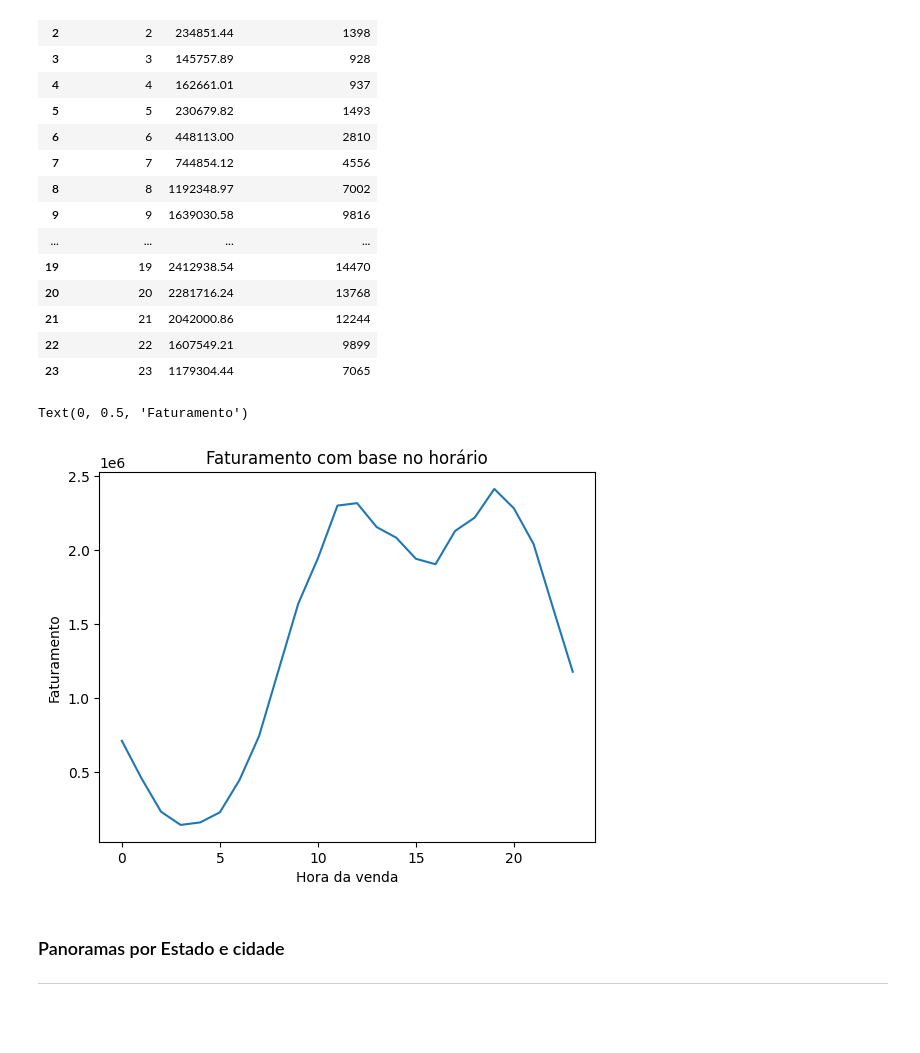
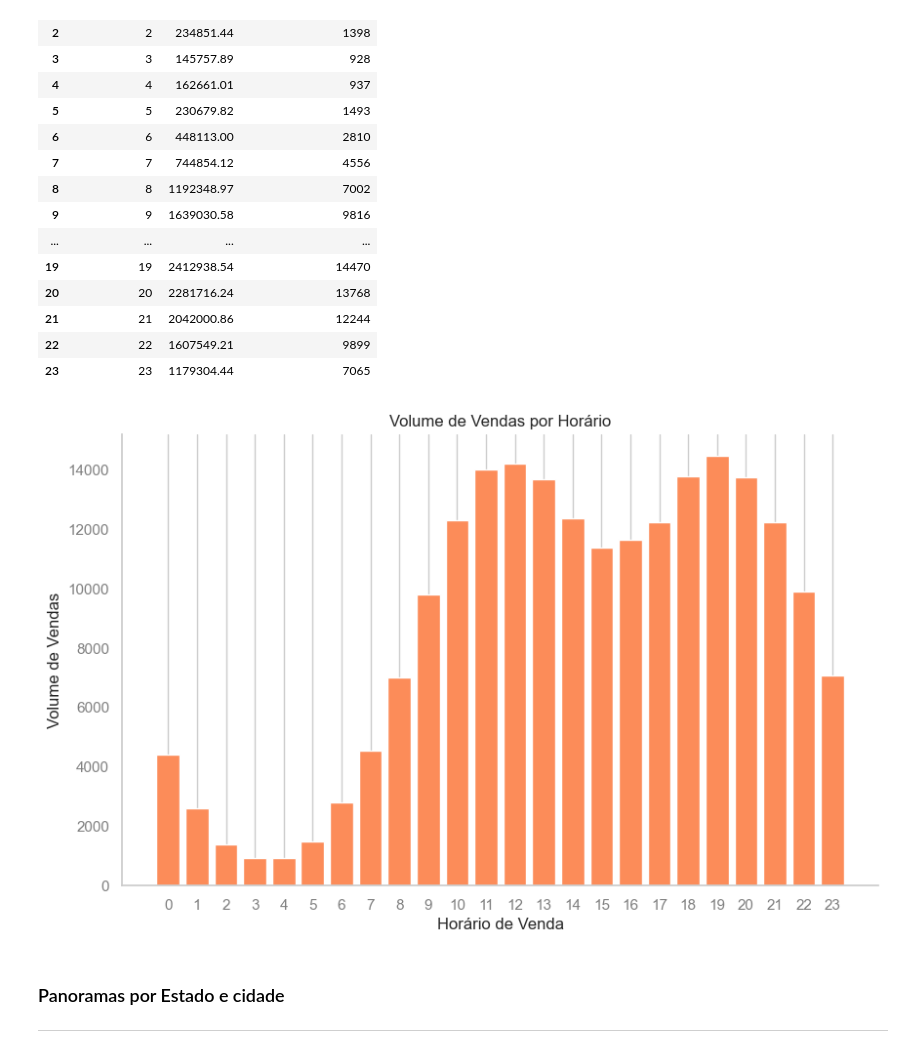
Before and after one commit to alyssonmontovanelli/analise_Previsao_Vendas_varejo, a Jupyter notebook: EDA/02_Analise_Exploratoria.ipynb, the cells around one changed output. Drawn from its saved outputs; the diff is of its cells as text; code cells hidden in the pictures; blank space fills up the shorter version.

```diff
--- a/EDA/02_Analise_Exploratoria.ipynb
+++ b/EDA/02_Analise_Exploratoria.ipynb
@@ -109,15 +138,27 @@ df_hora
 | 21 | 21 | 2042000.86 | 12244 |
 | 22 | 22 | 1607549.21 | 9899 |
 | 23 | 23 | 1179304.44 | 7065 |
-# %%
-sns.lineplot(x="Horario_Venda", y="Faturamento",
-             data=df_hora)
-plt.title("Faturamento com base no horário")
-plt.xlabel("Hora da venda")
-plt.ylabel("Faturamento")
-# %% [output]
-Text(0, 0.5, 'Faturamento')
-[figure, removed]
+# %%
+sns.set_palette("OrRd", 1)
+
+# Plotando o histograma com a paleta definida
+plt.figure(figsize=(10, 6))
+plt.bar(df_hora['Horario_Venda'], df_hora['Quantidade_Comprada'], color=sns.color_palette())
+plt.xlabel('Horário de Venda')
+plt.ylabel('Volume de Vendas')
+plt.title('Volume de Vendas por Horário')
+plt.xticks(df_hora['Horario_Venda'])  # Define os rótulos do eixo x como os horários
+plt.grid(axis='y')  # Adiciona linhas de grade no eixo y para facilitar a leitura
+plt.gca().spines['top'].set_visible(False)  # Remove a borda superior
+plt.gca().spines['right'].set_visible(False)  # Remove a borda direita
+
+# Mudando a cor dos textos para cinza
+plt.gca().tick_params(axis='x', colors='grey')
+plt.gca().tick_params(axis='y', colors='grey')
+
+plt.show()
+# %% [output]
+[figure, added]
 # %% [markdown]
 ### Panoramas por Estado e cidade
 --------
```
Also changed, not shown: parts of 7 cells of this notebook, 1 other file.
